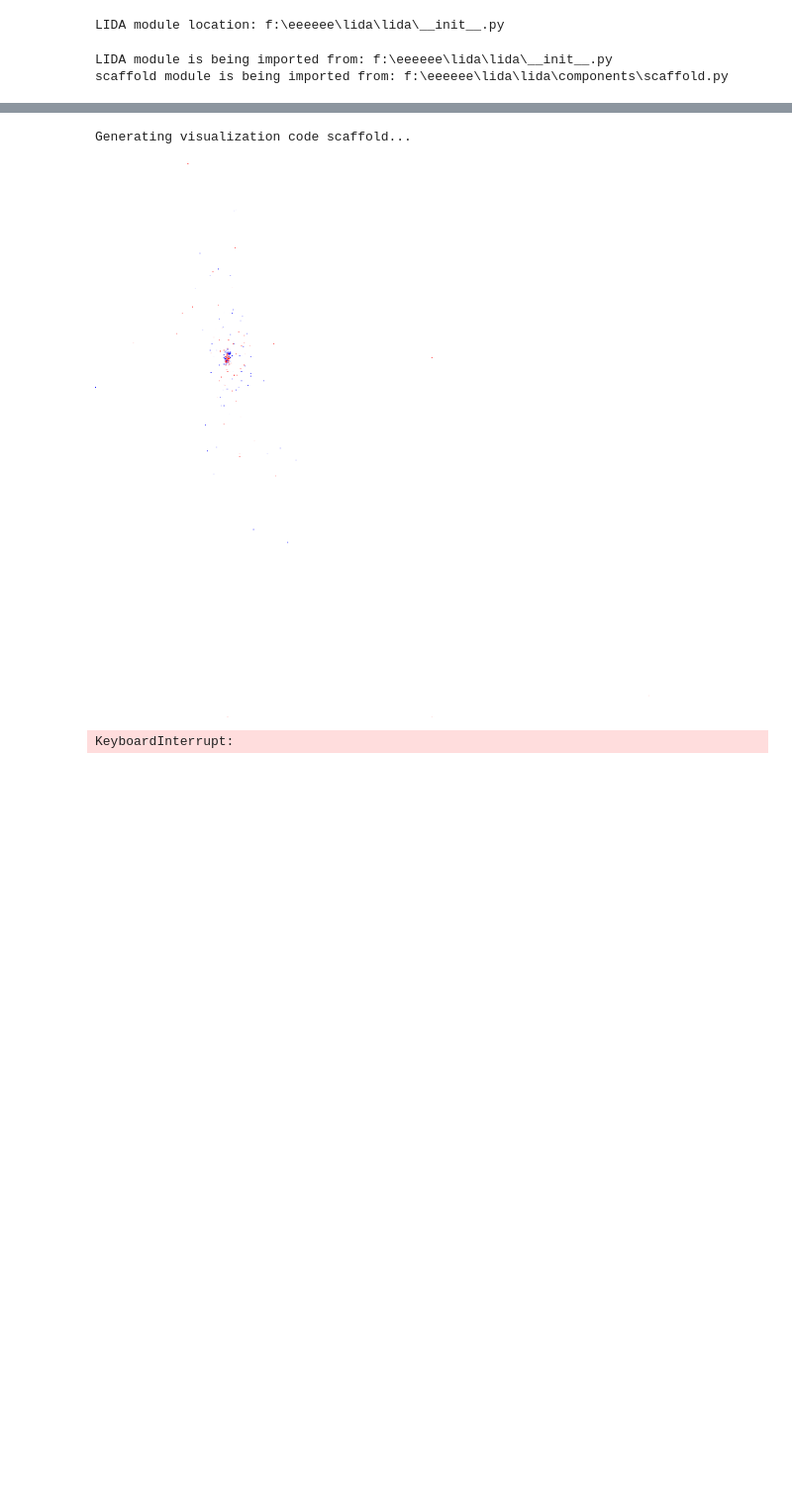
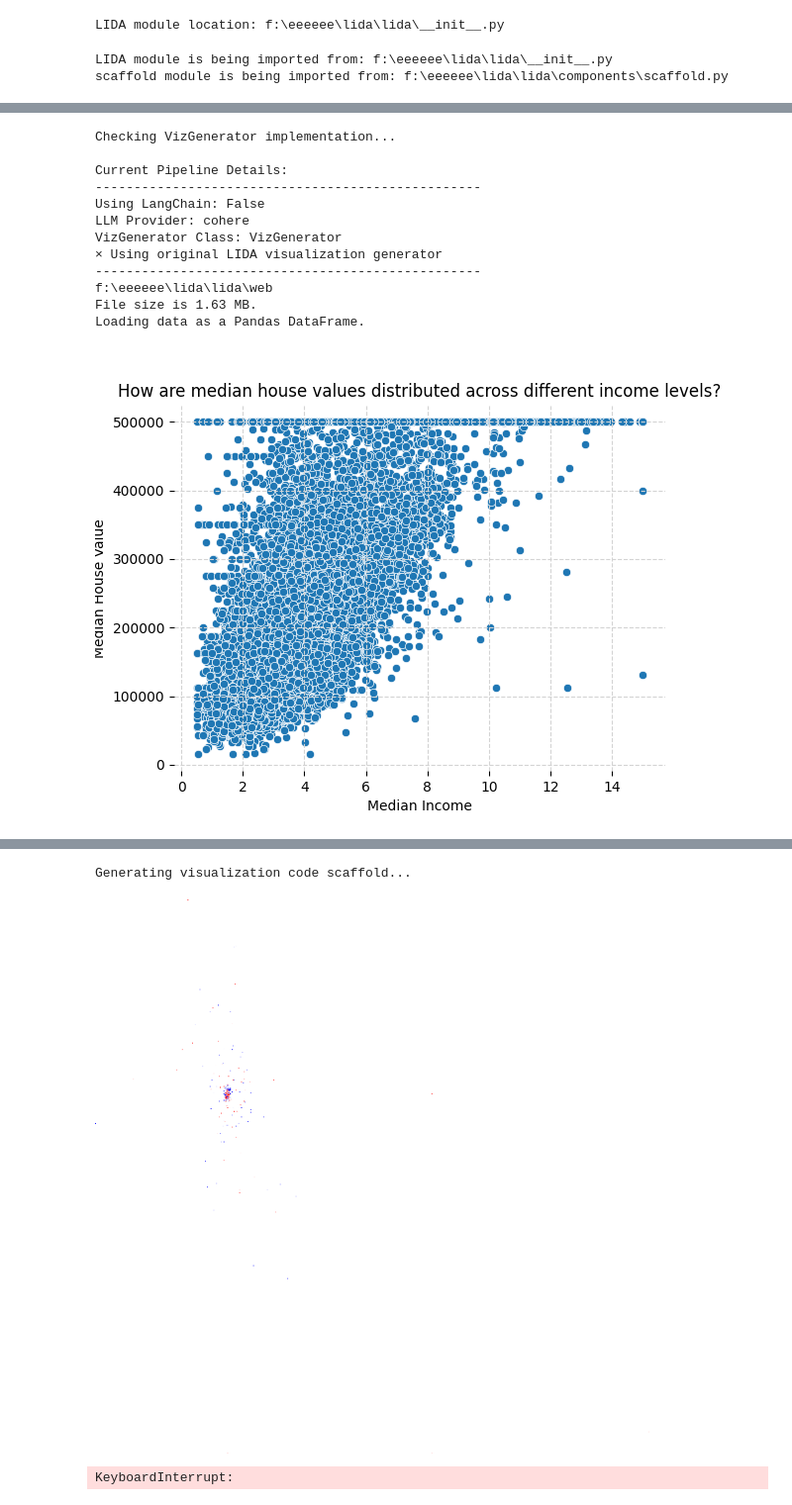
Before and after one commit to Raijin-ZD/lida, a Jupyter notebook: LidaTestingAfterDask_Datashader (1).ipynb, the cells around one changed output, grey strips where cells are left out. Shown at 99% size. Cells and saved outputs as stored; diff of their text form; code cells hidden in the pictures; blank space fills up the shorter version.

```diff
--- a/LidaTestingAfterDask_Datashader (1).ipynb
+++ b/LidaTestingAfterDask_Datashader (1).ipynb
@@ -224,0 +185,19 @@ llm = Cohere(
+# %%
+# Import required libraries
+import os
+from lida import Manager, TextGenerationConfig
+import pandas as pd
+
+# Set Cohere API key
+os.environ["COHERE_API_KEY"] = "3lEw7dPhMiInEez7n1CDJg0OumZNrqogGSeKfGaE"
+
+# Initialize LIDA manager
+lida = Manager()
+
+# Load sample dataset
+df = pd.read_csv("F:/eeeeee/lida/california_housing_train.csv")  # or any other dataset
+
+# Test summarization
+# %%
+summary = lida.summarize(df)
+print("Summary generated successfully!")
@@ -224,0 +240,59 @@ llm = Cohere(
+# %%
+# First create proper Summary object
+from lida.datamodel import Summary, Goal
+import inspect
+
+# Debug function to check execution path
+def check_execution_pipeline():
+    print("Checking VizGenerator implementation...")
+
+    # Check if LangChain imports exist in VizGenerator
+    viz_gen_source = inspect.getsource(manager.vizgen.__class__)
+    using_langchain = "langchain" in viz_gen_source
+
+    print("\nCurrent Pipeline Details:")
+    print("-" * 50)
+    print(f"Using LangChain: {using_langchain}")
+    print(f"LLM Provider: {manager.text_gen.provider}")
+    print(f"VizGenerator Class: {manager.vizgen.__class__.__name__}")
+    if using_langchain:
+        print("✓ Using new LangChain-based visualization generator")
+    else:
+        print("× Using original LIDA visualization generator")
+    print("-" * 50)
+
+# Run check before visualization
+check_execution_pipeline()
+
+# Your existing visualization code
+if isinstance(summary, dict):
+    summary = Summary(**summary)
+
+# Step 1: Fix file path
+# Use raw string or double backslashes
+summary.file_name = r"F:\eeeeee\lida\california_housing_train.csv"
+
+charts = manager.visualize(
+    summary=summary,
+    goal=goal_to_visualize,
+    textgen_config=textgen_config,
+    library='seaborn',
+    return_error=True
+)
+
+# Display result
+charts[0]
+# %% [output]
+Checking VizGenerator implementation...
+
+Current Pipeline Details:
+--------------------------------------------------
+Using LangChain: False
+LLM Provider: cohere
+VizGenerator Class: VizGenerator
+× Using original LIDA visualization generator
+--------------------------------------------------
+f:\eeeeee\lida\lida\web
+File size is 1.63 MB.
+Loading data as a Pandas DataFrame.
+[figure, added]
```
Also changed, not shown: parts of 18 cells of this notebook, 3 other files.
